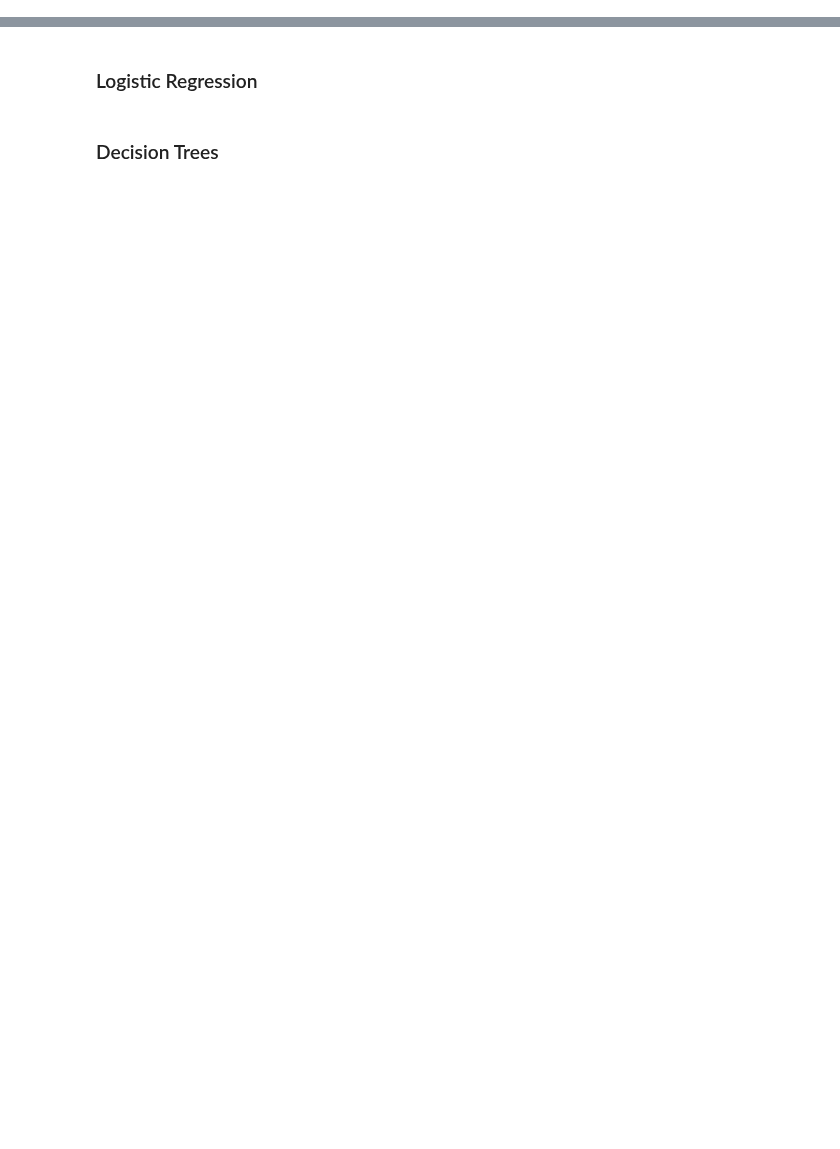
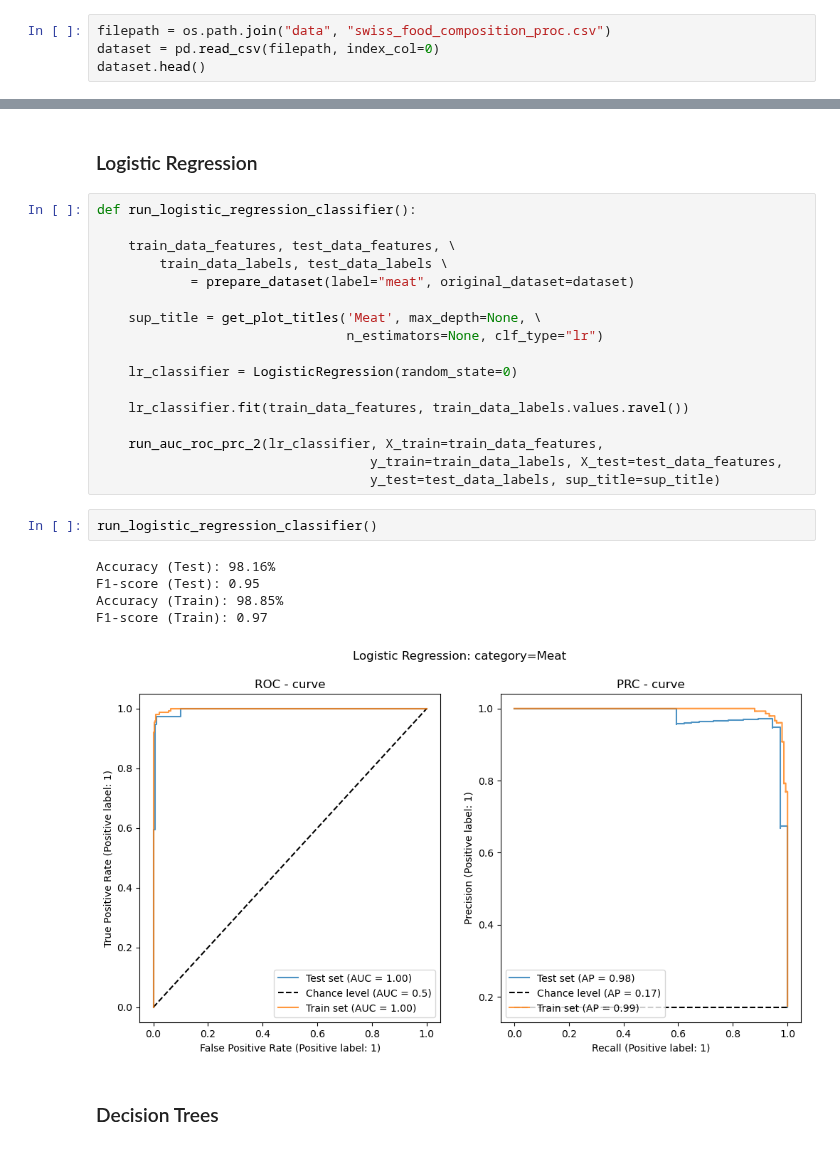
Before and after one commit to fsb-edu/ML4Food, a Jupyter notebook: M2_MLSupervisedLearning.ipynb, the cells around one changed output, grey strips where cells are left out. Saved outputs shown, nothing was run; the diff lists cells and outputs as text; blank space fills up the shorter version.

```diff
--- a/M2_MLSupervisedLearning.ipynb
+++ b/M2_MLSupervisedLearning.ipynb
@@ -96,2 +308,6 @@ Cost functions are not only used during training but also during model evaluatio
 # %% [markdown]
 ## Classification Models
+# %%
+filepath = os.path.join("data", "swiss_food_composition_proc.csv")
+dataset = pd.read_csv(filepath, index_col=0)
+dataset.head()
@@ -98,4 +394,29 @@ Cost functions are not only used during training but also during model evaluatio
 # %% [markdown]
 ### Logistic Regression
+# %%
+def run_logistic_regression_classifier():
+
+    train_data_features, test_data_features, \
+        train_data_labels, test_data_labels \
+            = prepare_dataset(label="meat", original_dataset=dataset)
+
+    sup_title = get_plot_titles('Meat', max_depth=None, \
+                                n_estimators=None, clf_type="lr")
+
+    lr_classifier = LogisticRegression(random_state=0)
+
+    lr_classifier.fit(train_data_features, train_data_labels.values.ravel())
+
+    run_auc_roc_prc_2(lr_classifier, X_train=train_data_features,
+                                   y_train=train_data_labels, X_test=test_data_features,
+                                   y_test=test_data_labels, sup_title=sup_title)
+# %%
+run_logistic_regression_classifier()
+# %% [output]
+Accuracy (Test): 98.16%
+F1-score (Test): 0.95
+Accuracy (Train): 98.85%
+F1-score (Train): 0.97
+[figure, added]
 # %% [markdown]
 ### Decision Trees
```
Also changed, not shown: parts of 40 cells of this notebook, 7 other files.
